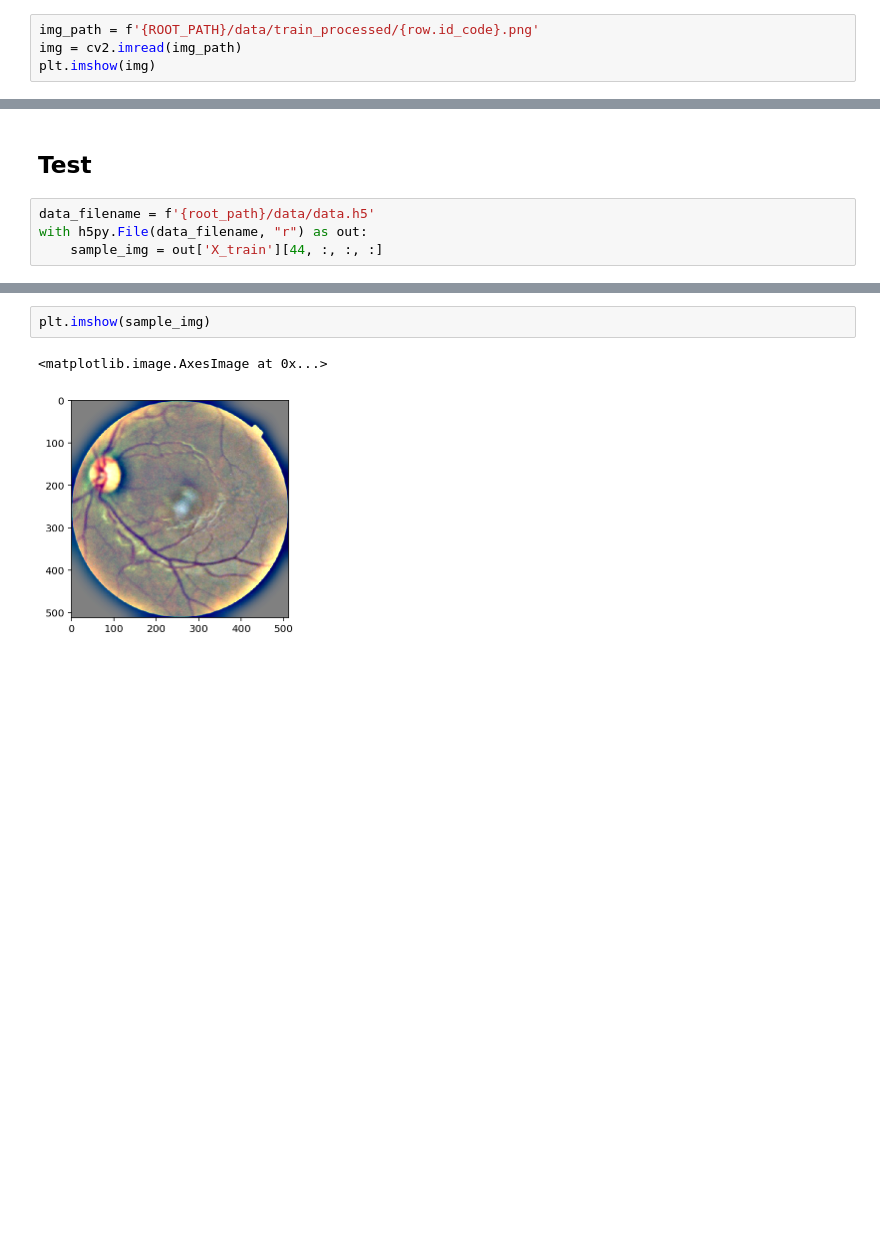
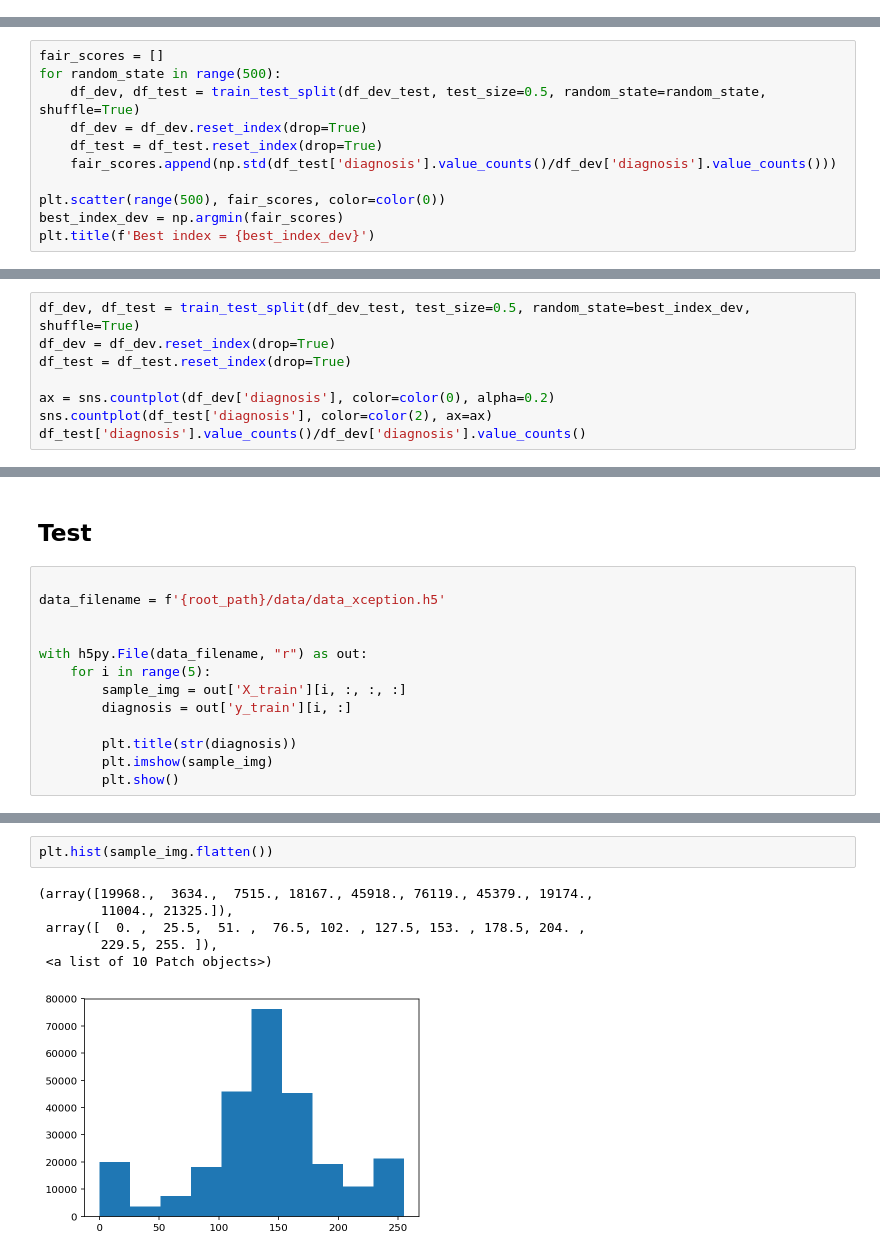
Before and after one commit to AndreaAmico/kaggle, a Jupyter notebook: aptos/notebooks/save_hdf5_data.ipynb, the cells around one changed output, grey strips where cells are left out. Drawn from its saved outputs; the diff is of its cells as text; blank space fills up the shorter version.

```diff
--- a/aptos/notebooks/save_hdf5_data.ipynb
+++ b/aptos/notebooks/save_hdf5_data.ipynb
@@ -54,4 +74,0 @@ sns.countplot(df_test['diagnosis'], color=color(2), ax=ax)
-# %%
-img_path = f'{ROOT_PATH}/data/train_processed/{row.id_code}.png'
-img = cv2.imread(img_path)
-plt.imshow(img)
@@ -64,0 +75,11 @@ df_test.shape[0]
+# %%
+fair_scores = []
+for random_state in range(500):
+    df_dev, df_test = train_test_split(df_dev_test, test_size=0.5, random_state=random_state, shuffle=True)
+    df_dev = df_dev.reset_index(drop=True)
+    df_test = df_test.reset_index(drop=True)
+    fair_scores.append(np.std(df_test['diagnosis'].value_counts()/df_dev['diagnosis'].value_counts()))
+
+plt.scatter(range(500), fair_scores, color=color(0))
+best_index_dev = np.argmin(fair_scores)
+plt.title(f'Best index = {best_index_dev}')
@@ -64,0 +89,8 @@ df_test.shape[0]
+# %%
+df_dev, df_test = train_test_split(df_dev_test, test_size=0.5, random_state=best_index_dev, shuffle=True)
+df_dev = df_dev.reset_index(drop=True)
+df_test = df_test.reset_index(drop=True)
+
+ax = sns.countplot(df_dev['diagnosis'], color=color(0), alpha=0.2)
+sns.countplot(df_test['diagnosis'], color=color(2), ax=ax)
+df_test['diagnosis'].value_counts()/df_dev['diagnosis'].value_counts()
@@ -93,6 +191,15 @@ with h5py.File(data_filename, "w") as out:
 # %% [markdown]
 ## Test
 # %%
-data_filename = f'{root_path}/data/data.h5'
+
+data_filename = f'{root_path}/data/data_xception.h5'
+
+
 with h5py.File(data_filename, "r") as out:
-    sample_img = out['X_train'][44, :, :, :]
+    for i in range(5):
+        sample_img = out['X_train'][i, :, :, :]
+        diagnosis = out['y_train'][i, :]
+
+        plt.title(str(diagnosis))
+        plt.imshow(sample_img)
+        plt.show()
@@ -99,5 +229,9 @@ with h5py.File(data_filename, "r") as out:
 # %%
-plt.imshow(sample_img)
+plt.hist(sample_img.flatten())
 # %% [output]
-<matplotlib.image.AxesImage at 0x...>
+(array([19968.,  3634.,  7515., 18167., 45918., 76119., 45379., 19174.,
+        11004., 21325.]),
+ array([  0. ,  25.5,  51. ,  76.5, 102. , 127.5, 153. , 178.5, 204. ,
+        229.5, 255. ]),
+ <a list of 10 Patch objects>)
-[figure, old version]
+[figure, new version]
```
Also changed, not shown: parts of 16 cells of this notebook, 4 other files.
